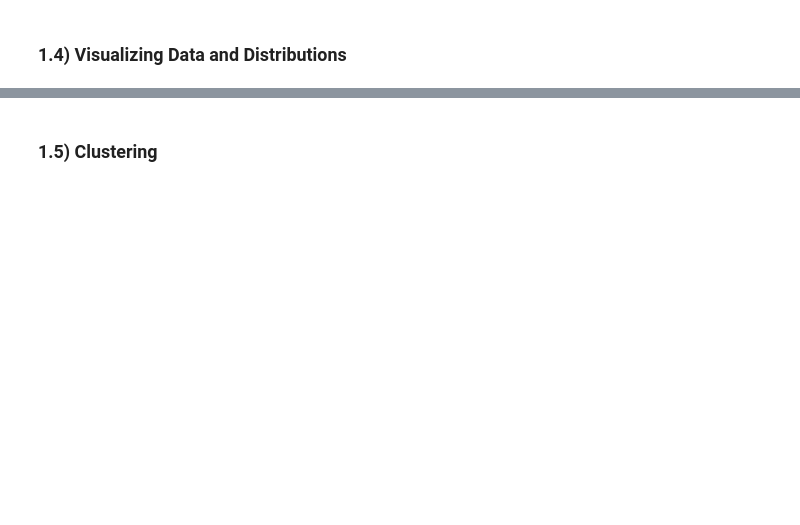
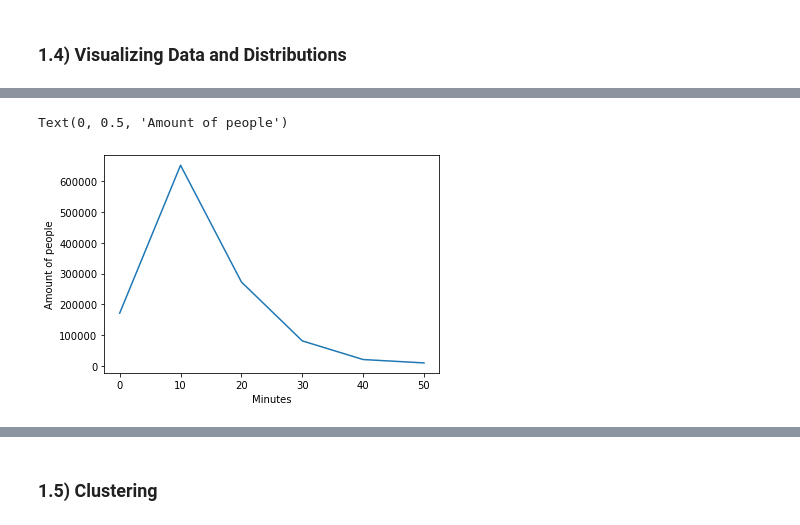
Before and after one commit to renefreitag/Data_Vipers, a Jupyter notebook: CBA/OMNI_BOOK.ipynb, the cells around one changed output, grey strips where cells are left out. Cells and saved outputs as stored; diff of their text form; code cells hidden in the pictures; blank space fills up the shorter version.

```diff
--- a/CBA/OMNI_BOOK.ipynb
+++ b/CBA/OMNI_BOOK.ipynb
@@ -358,0 +521,2 @@ df.head(1)
+# %%
+df_big_minutes = df_all_minutes
@@ -358,0 +527,2 @@ df.head(1)
+# %%
+df_big_minutes = df_big_minutes.drop(df_big_minutes[df_big_minutes['unique_minutes'] > 50].index)
@@ -366,0 +605,7 @@ df.to_csv(filepath)
+# %%
+plt.plot(df_big_minutes['unique_minutes'],df_big_minutes['people'])
+plt.xlabel('Minutes')
+plt.ylabel('Amount of people')
+# %% [output]
+Text(0, 0.5, 'Amount of people')
+[figure, added]
```
Also changed, not shown: parts of 52 cells of this notebook.
